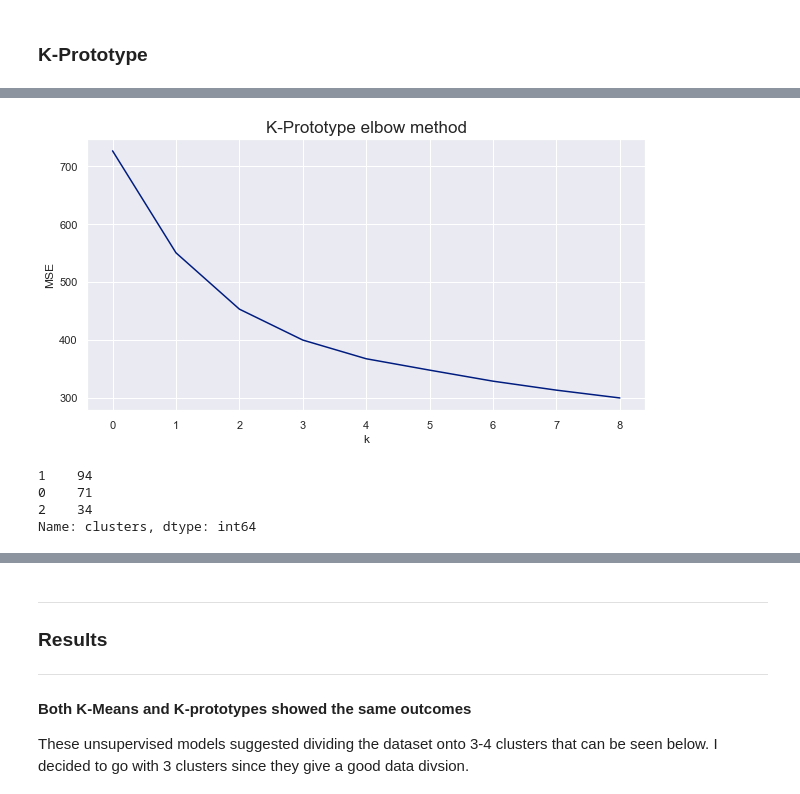
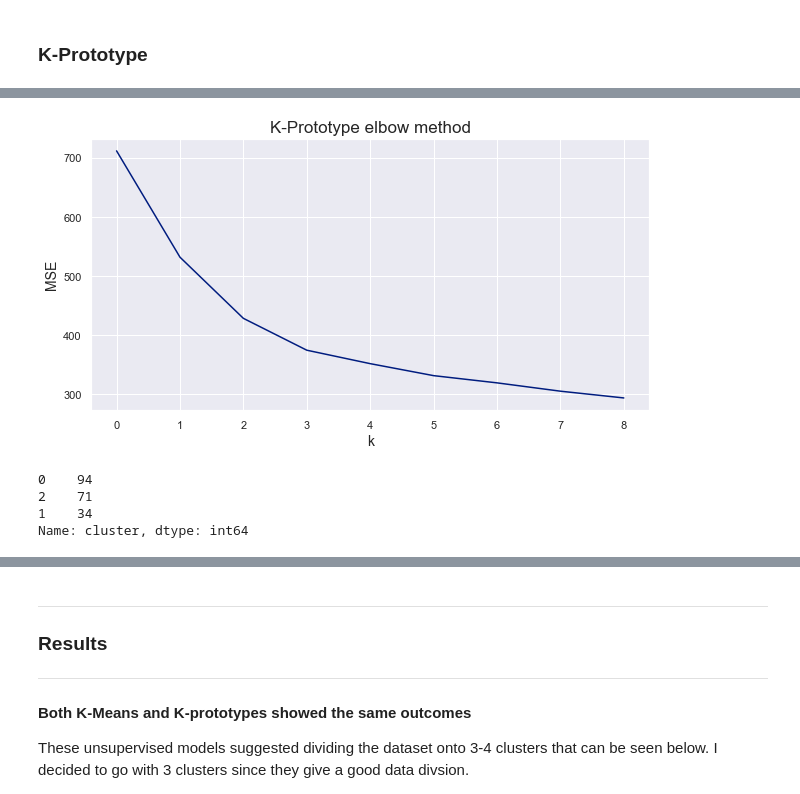
Before and after one commit to dissagaliyeva/coffee-shop-analysis, a Jupyter notebook: analysis.ipynb, the cells around one changed output, grey strips where cells are left out. Saved outputs shown, nothing was run; the diff lists cells and outputs as text; code cells hidden in the pictures.

```diff
--- a/analysis.ipynb
+++ b/analysis.ipynb
@@ -813,8 +779,14 @@ shops
 # %% [markdown]
 ### K-Prototype
 # %%
-# Get the position of categorical columns
+# re-instantiate a new copy
+cleaned = shops.copy()
+cleaned.drop('Division', axis='columns', inplace=True)
+
+# get the position of categorical columns
 catColumnsPos = [cleaned.columns.get_loc(col) for col in list(cleaned.select_dtypes('category').columns)]
+
+# show categorical columns & indices
 print('Categorical columns           : {}'.format(list(cleaned.select_dtypes('category').columns)))
 print('Categorical columns position  : {}'.format(catColumnsPos))
 # %% [output]
@@ -823,6 +795,3 @@ Categorical columns position  : [0, 1, 2, 5, 6, 7, 8]
-# %%
-cleaned.head(3)
-
-cleaned.drop(['Division', 'scaled_rating', 'scaled_reviews', 'cluster'], axis='columns', inplace=True)
 # %%
-cleaned[['Delivery option', 'Dine in option', 'Takeout option']] = shops[['Delivery option', 'Dine in option', 'Takeout option']].astype('bool')
+# change category types
+cleaned[['Delivery option', 'Dine in option']] = shops[['Delivery option', 'Dine in option']].astype('bool')
@@ -845,40 +798,50 @@ cleaned
 # %%
-df = cleaned.copy()
-rating_scaler = StandardScaler().fit(df[['Rating']])
-reviews_scaler = StandardScaler().fit(df[['Reviews']])
+# create individual scalers
+rating_scaler = StandardScaler().fit(cleaned[['Rating']])
+reviews_scaler = StandardScaler().fit(cleaned[['Reviews']])
 
-
-df['Rating'] = rating_scaler.fit_transform(df[['Rating']])
-df['Reviews'] = reviews_scaler.fit_transform(df[['Reviews']])
+# standardize the data
+cleaned['Rating'] = rating_scaler.transform(cleaned[['Rating']])
+cleaned['Reviews'] = reviews_scaler.transform(cleaned[['Reviews']])
 # %%
+# create empty lists to store error rates
 cost = []
-dfMatrix = df.to_numpy()
+dfMatrix = cleaned.to_numpy()
 
-
+# try out different K values
 for cluster in range(1, 10):
     kprototype = KPrototypes(n_jobs=-1, n_clusters=cluster, init='Huang', random_state=42)
     kprototype.fit_predict(dfMatrix, categorical=catColumnsPos)
+
+    # calculate and append the cost
     cost.append(kprototype.cost_)
 
 
-# Converting the results into a dataframe and plotting them
+# convert the results into a dataframe
 df_cost = pd.DataFrame({'Cluster': range(len(cost)), 'Cost':cost})
+
+# plot results
 plt.plot(range(len(cost)), cost)
-plt.xlabel('k')
-plt.ylabel('MSE')
+
+# set labels
+plt.xlabel('k', fontsize=14)
+plt.ylabel('MSE', fontsize=14)
 plt.title('K-Prototype elbow method', fontsize=17)
 plt.show()
 # %% [output]
-[figure, old version]
+[figure, new version]
 # %%
+# create a model with k=3
 k_ptype = KPrototypes(n_jobs=-1, n_clusters=3, init='Huang', random_state=42)
 
-df['clusters'] = k_ptype.fit_predict(dfMatrix, categorical=catColumnsPos)
+# get the divisions
+cleaned['cluster'] = k_ptype.fit_predict(dfMatrix, categorical=catColumnsPos)
+
+# show the new divisions distribution
+cleaned['cluster'].value_counts()
+# %% [output]
+0    94
+2    71
+1    34
+Name: cluster, dtype: int64
-# %%
-df['clusters'].value_counts()
-# %% [output]
-1    94
-0    71
-2    34
-Name: clusters, dtype: int64
 # %%
```
Also changed, not shown: parts of 45 cells of this notebook.
